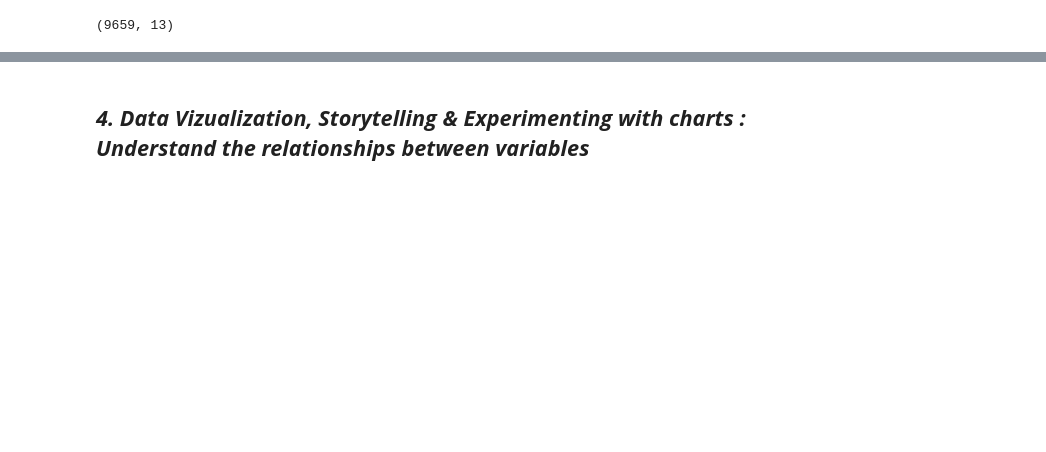
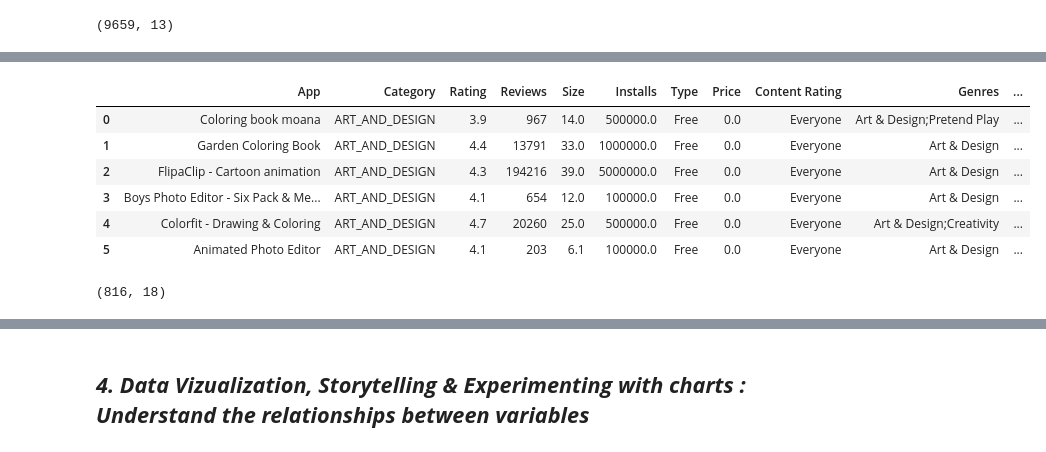
Before and after one commit to Mr-Himanshu123/Playstore-review-Analysis-EDA, a Jupyter notebook: Copy_of_Sample_EDA_Submission_Template.ipynb, the cells around one changed output, grey strips where cells are left out. Saved outputs shown, nothing was run; the diff lists cells and outputs as text; code cells hidden in the pictures; blank space fills up the shorter version.

```diff
--- a/Copy_of_Sample_EDA_Submission_Template.ipynb
+++ b/Copy_of_Sample_EDA_Submission_Template.ipynb
@@ -383,0 +653,4 @@ Answer Here.
+# %%
+#Dropping Null values that are contains in above data.
+userReview_df=userReview_df.dropna()
+userReview_df.shape
@@ -383,0 +671,7 @@ Answer Here.
+# %%
+#create a new dataset by grouping App And Sentiment.
+gb_df=userReview_df.groupby(['App','Sentiment']).size().unstack(level=1)
+gb_df.reset_index(inplace=True)
+gb_names=['App','Negetive_Sentiment','Neutral_Sentiment','Positive_Sentiment']
+gb_df.columns=gb_names
+gb_df.head()
@@ -383,0 +685,12 @@ Answer Here.
+# %%
+#Add mean sentiment polarity and mean sentiment to the dataframe
+app_list=list(userReview_df['App'].unique())
+sen_pol=[]
+sen_sub=[]
+for i in app_list:
+  app_df=userReview_df[userReview_df['App']==i]
+  sen_pol.append(app_df['Sentiment_Polarity'].mean())
+  sen_sub.append(app_df['Sentiment_Subjectivity'].mean())
+gb_df['Mean_Sentiment_polarity']=sen_pol
+gb_df['Mean_Sentiment_Subjectivity']=sen_sub
+gb_df.head()
@@ -383,0 +715,20 @@ Answer Here.
+# %%
+#Replacing null values with Zero
+gb_df.fillna(0,inplace=True)
+# %%
+#Merging Two Dataset with respect to inner joint
+merged_df=pd.merge(playstore_df,gb_df, on='App', how='inner')
+merged_df.head(6)
+# %% [output]
+|  | App | Category | Rating | Reviews | Size | Installs | Type | Price | Content Rating | Genres | ... |
+| 0 | Coloring book moana | ART_AND_DESIGN | 3.9 | 967 | 14.0 | 500000.0 | Free | 0.0 | Everyone | Art & Design;Pretend Play | ... |
+| 1 | Garden Coloring Book | ART_AND_DESIGN | 4.4 | 13791 | 33.0 | 1000000.0 | Free | 0.0 | Everyone | Art & Design | ... |
+| 2 | FlipaClip - Cartoon animation | ART_AND_DESIGN | 4.3 | 194216 | 39.0 | 5000000.0 | Free | 0.0 | Everyone | Art & Design | ... |
+| 3 | Boys Photo Editor - Six Pack & Me... | ART_AND_DESIGN | 4.1 | 654 | 12.0 | 100000.0 | Free | 0.0 | Everyone | Art & Design | ... |
+| 4 | Colorfit - Drawing & Coloring | ART_AND_DESIGN | 4.7 | 20260 | 25.0 | 500000.0 | Free | 0.0 | Everyone | Art & Design;Creativity | ... |
+| 5 | Animated Photo Editor | ART_AND_DESIGN | 4.1 | 203 | 6.1 | 100000.0 | Free | 0.0 | Everyone | Art & Design | ... |
+# %%
+#Shape of merged_df
+merged_df.shape
+# %% [output]
+(816, 18)
```
Also changed, not shown: parts of 63 cells of this notebook.
